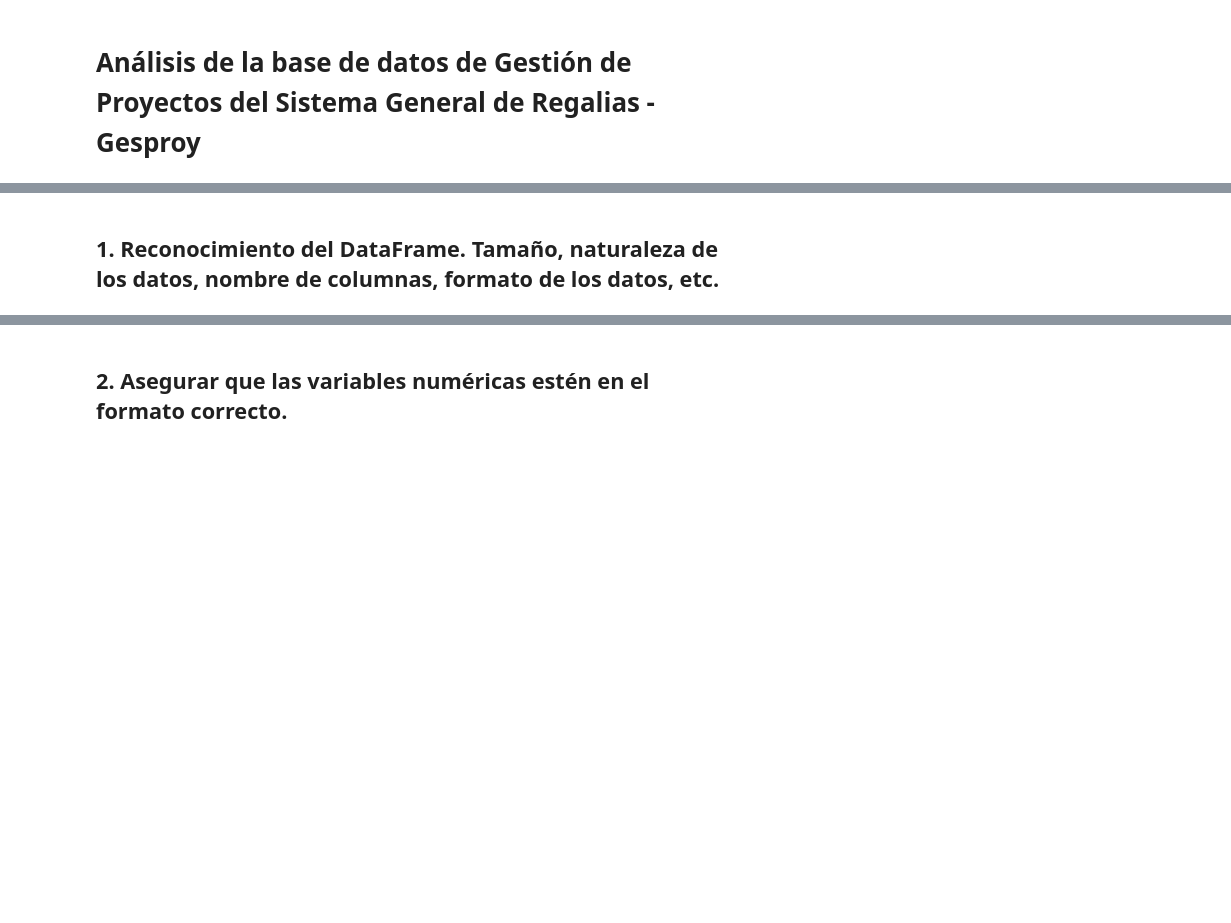
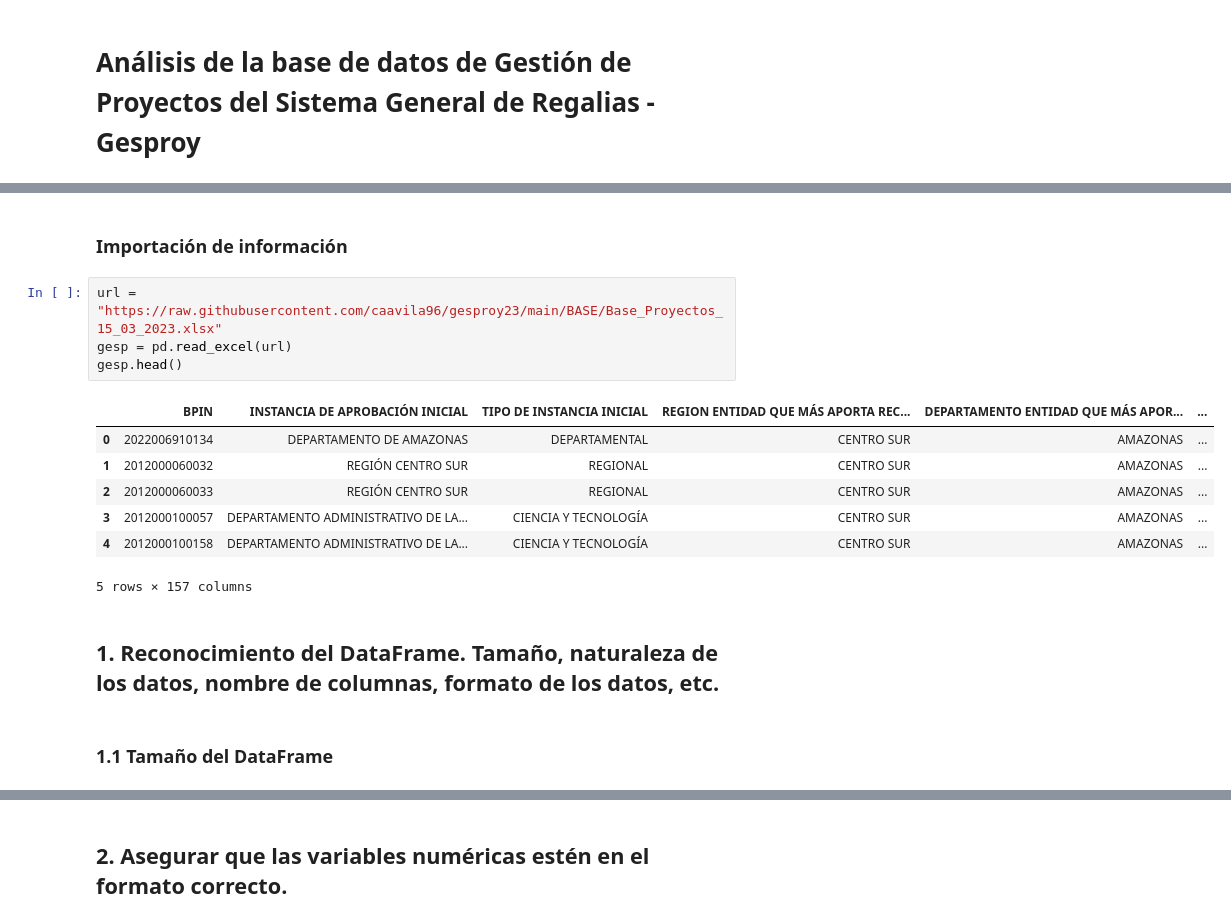
Before and after one commit to caavila96/gesproy23, a Jupyter notebook: Analisis_Gesproy.ipynb, the cells around one changed output, grey strips where cells are left out. Saved outputs shown, nothing was run; the diff lists cells and outputs as text; blank space fills up the shorter version.

```diff
--- a/Analisis_Gesproy.ipynb
+++ b/Analisis_Gesproy.ipynb
@@ -7,2 +22,18 @@ Autor: Camilo Andrés Avila Carreño
+# %% [markdown]
+### **Importación de información**
+# %%
+url = "https://raw.githubusercontent.com/caavila96/gesproy23/main/BASE/Base_Proyectos_15_03_2023.xlsx"
+gesp = pd.read_excel(url)
+gesp.head()
+# %% [output]
+|  | BPIN | INSTANCIA DE APROBACIÓN INICIAL | TIPO DE INSTANCIA INICIAL | REGION ENTIDAD QUE MÁS APORTA REC... | DEPARTAMENTO ENTIDAD QUE MÁS APOR... | ... |
+| 0 | 2022006910134 | DEPARTAMENTO DE AMAZONAS | DEPARTAMENTAL | CENTRO SUR | AMAZONAS | ... |
+| 1 | 2012000060032 | REGIÓN CENTRO SUR | REGIONAL | CENTRO SUR | AMAZONAS | ... |
+| 2 | 2012000060033 | REGIÓN CENTRO SUR | REGIONAL | CENTRO SUR | AMAZONAS | ... |
+| 3 | 2012000100057 | DEPARTAMENTO ADMINISTRATIVO DE LA... | CIENCIA Y TECNOLOGÍA | CENTRO SUR | AMAZONAS | ... |
+| 4 | 2012000100158 | DEPARTAMENTO ADMINISTRATIVO DE LA... | CIENCIA Y TECNOLOGÍA | CENTRO SUR | AMAZONAS | ... |
+5 rows × 157 columns
 # %% [markdown]
 ## 1. Reconocimiento del DataFrame. Tamaño, naturaleza de los datos, nombre de columnas, formato de los datos, etc.
+# %% [markdown]
+### 1.1 Tamaño del DataFrame
```
Also changed, not shown: parts of 30 cells of this notebook.
